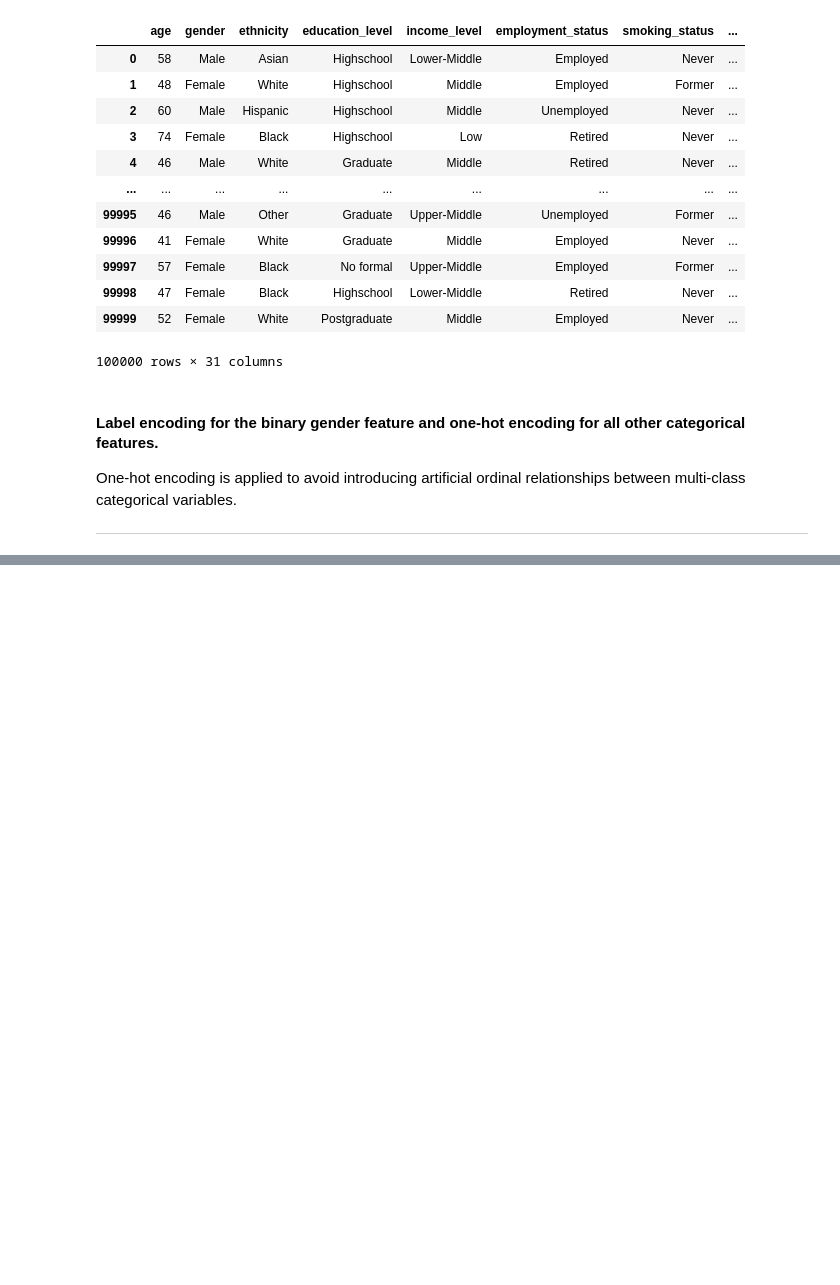
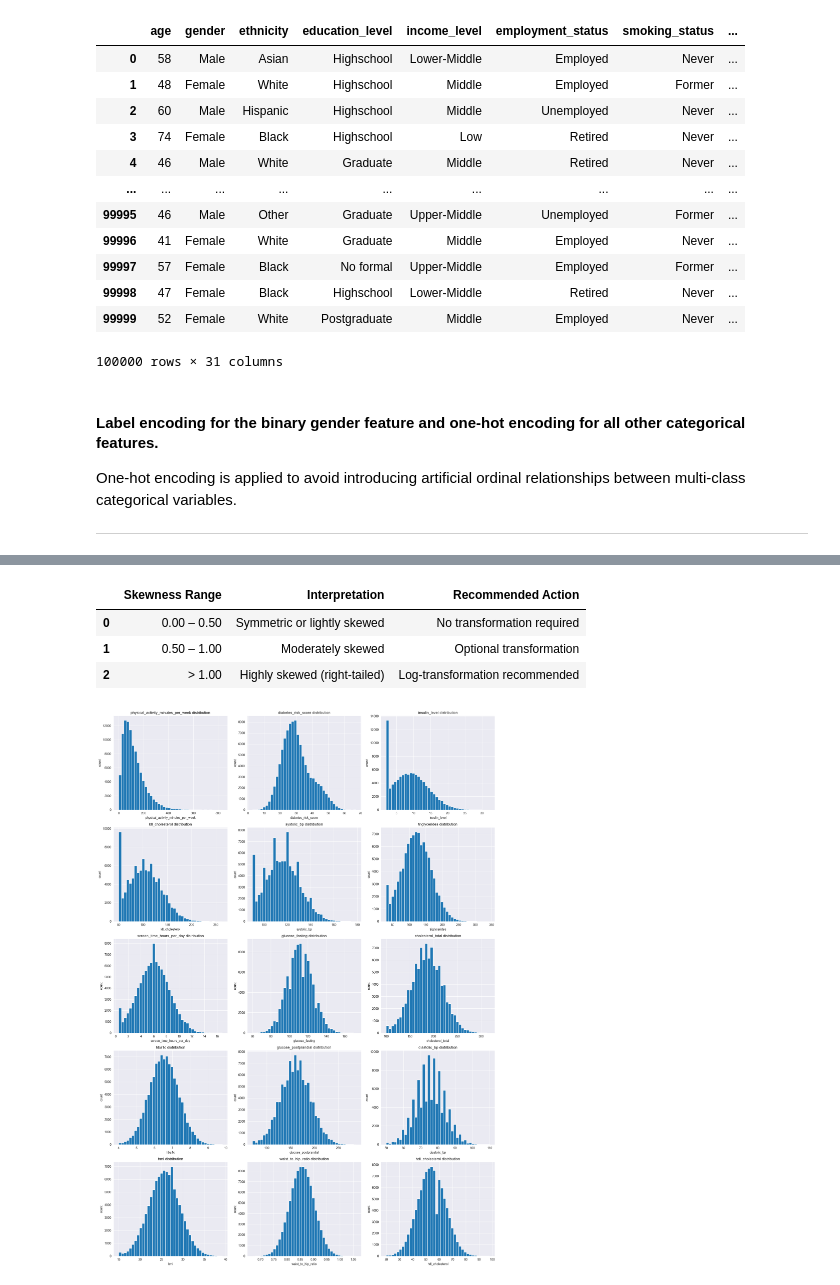
Before and after one commit to plamensve/diabets_health_indicators, a Jupyter notebook: notebooks/03_preprocessing.ipynb, the cells around one changed output, grey strips where cells are left out. Drawn from its saved outputs; the diff is of its cells as text; code cells hidden in the pictures; blank space fills up the shorter version.

```diff
--- a/notebooks/03_preprocessing.ipynb
+++ b/notebooks/03_preprocessing.ipynb
@@ -22,6 +23,11 @@ data
 | 99998 | 47 | Female | Black | Highschool | Lower-Middle | Retired | Never | ... |
 | 99999 | 52 | Female | White | Postgraduate | Middle | Employed | Never | ... |
 100000 rows × 31 columns
+# %%
+NUMERICAL_FEATURES = ['physical_activity_minutes_per_week', 'diet_score', 'sleep_hours_per_day', 'screen_time_hours_per_day',
+                      'bmi', 'waist_to_hip_ratio', 'systolic_bp', 'diastolic_bp', 'heart_rate', 'cholesterol_total',
+                      'hdl_cholesterol', 'ldl_cholesterol', 'triglycerides', 'glucose_fasting', 'glucose_postprandial', 'insulin_level',
+                      'hba1c', 'diabetes_risk_score']
 # %%
 data = data.rename(columns={'diagnosed_diabetes': 'target'})
 # %% [markdown]
@@ -60,0 +80,44 @@ data
+# %%
+skew_ranges = pd.DataFrame({
+    'Skewness Range': ['0.00 – 0.50',
+                       '0.50 – 1.00',
+                       '> 1.00'],
+
+    'Interpretation': ['Symmetric or lightly skewed',
+                       'Moderately skewed',
+                       'Highly skewed (right-tailed)'],
+
+    'Recommended Action': ['No transformation required',
+                           'Optional transformation',
+                           'Log-transformation recommended']
+})
+
+skew_ranges
+# %% [output]
+|  | Skewness Range | Interpretation | Recommended Action |
+| 0 | 0.00 – 0.50 | Symmetric or lightly skewed | No transformation required |
+| 1 | 0.50 – 1.00 | Moderately skewed | Optional transformation |
+| 2 | > 1.00 | Highly skewed (right-tailed) | Log-transformation recommended |
+# %%
+features = data[NUMERICAL_FEATURES].skew().sort_values(ascending=False).index[:15]
+n = len(features)
+
+cols = 3
+rows = math.ceil(n / cols)
+
+fig, axes = plt.subplots(rows, cols, figsize=(18, 5 * rows))
+axes = axes.flatten()
+
+for ax, feature in zip(axes, features):
+    ax.hist(data[feature], bins=40)
+    ax.set_title(f'{feature} distribution')
+    ax.set_xlabel(feature)
+    ax.set_ylabel('count')
+
+for ax in axes[n:]:
+    ax.set_visible(False)
+
+plt.tight_layout()
+plt.show()
+# %% [output]
+[figure, added]
```
Also changed, not shown: parts of 19 cells of this notebook, 1 other file.
